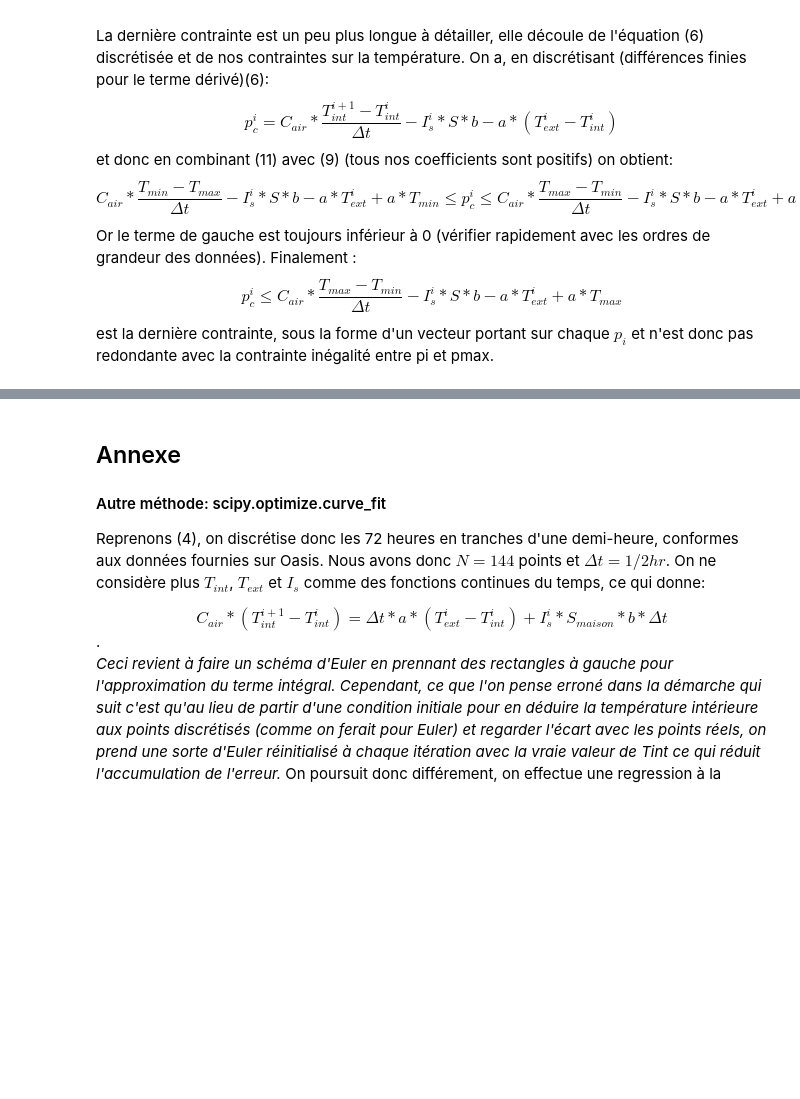
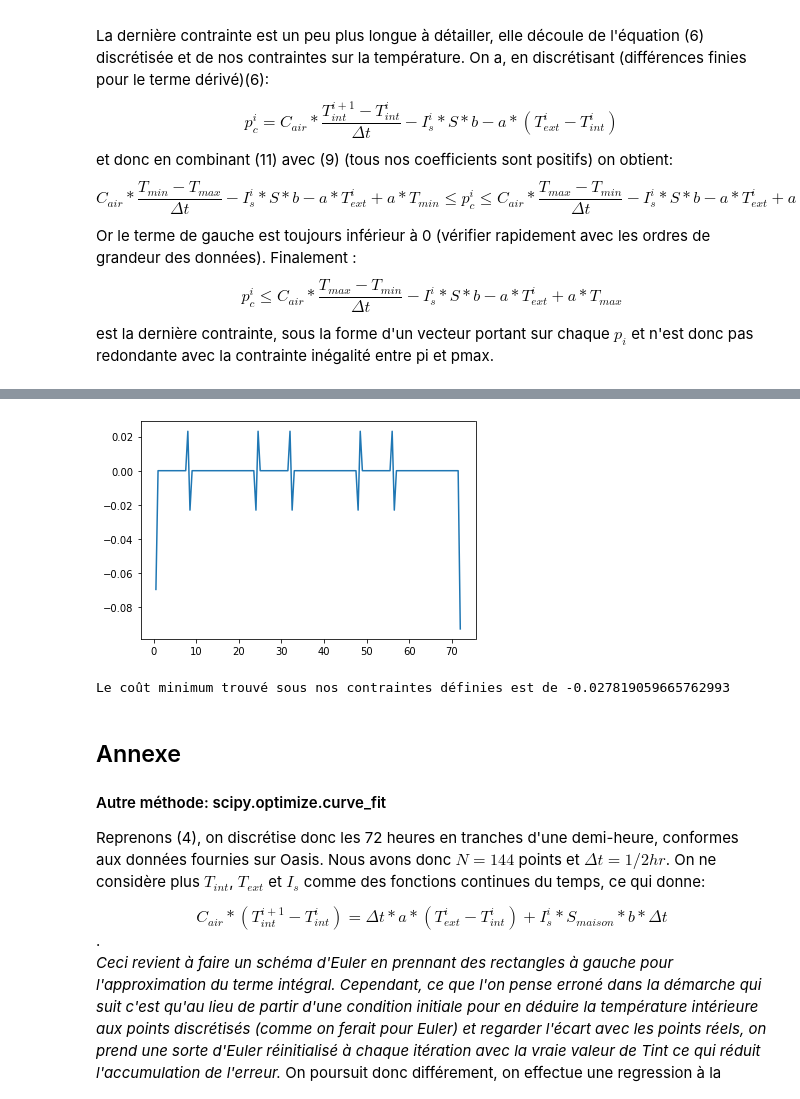
Before and after one commit to SebastianPartarrieu/Mini-Projet-Optimisation, a Jupyter notebook: projet_optimisation.ipynb, the cells around one changed output, grey strips where cells are left out. Drawn from its saved outputs; the diff is of its cells as text; code cells hidden in the pictures; blank space fills up the shorter version.

```diff
--- a/projet_optimisation.ipynb
+++ b/projet_optimisation.ipynb
@@ -267,3 +415,11 @@ Pour étudier l'existence d'un minimum sous les contraintes envisagées on peut
+# %%
+P_scipy = np.matmul(A, res.x) - S*b*Is - a*T_ext
+plt.plot(T, P_scipy)
+plt.show()
+print(f'Le coût minimum trouvé sous nos contraintes définies est de {fun(res.x)}')
+# %% [output]
+[figure, added]
+Le coût minimum trouvé sous nos contraintes définies est de -0.027819059665762993
 # %% [markdown]
 ## Annexe
 #### Autre méthode: scipy.optimize.curve_fit
```
Also changed, not shown: parts of 10 cells of this notebook.
